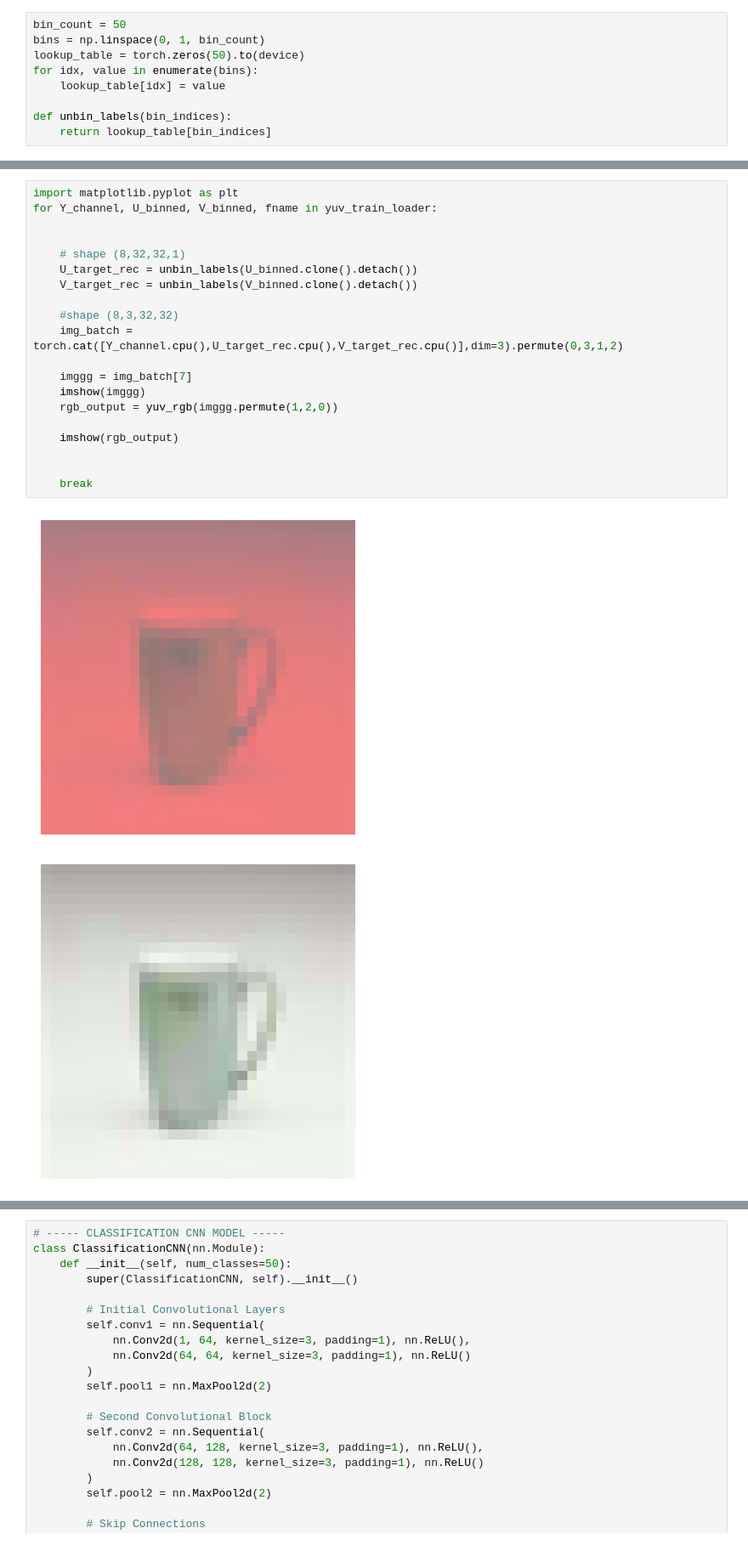
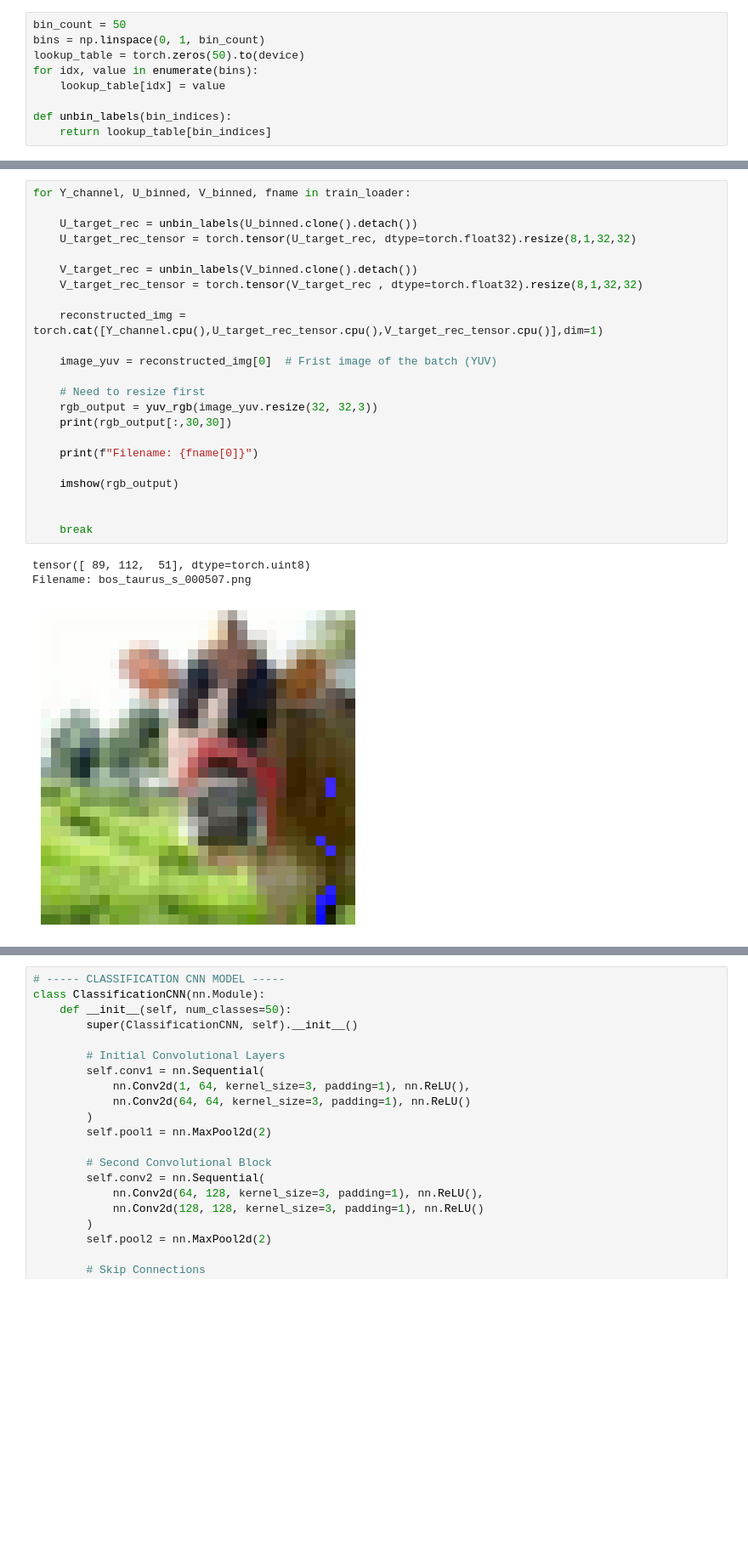
Before and after one commit to mihribanyvs/Colorization, a Jupyter notebook: classification.ipynb, the cells around one changed output, grey strips where cells are left out. Shown at 85% size. Drawn from its saved outputs; the diff is of its cells as text; blank space fills up the shorter version.

```diff
--- a/classification.ipynb
+++ b/classification.ipynb
@@ -86,23 +87,27 @@ yuv_train_loader = DataLoader(yuv_dataset, batch_size=8, shuffle = False)
-# %%
-import matplotlib.pyplot as plt
-for Y_channel, U_binned, V_binned, fname in yuv_train_loader:
-
-
-    # shape (8,32,32,1)
-    U_target_rec = unbin_labels(U_binned.clone().detach())
-    V_target_rec = unbin_labels(V_binned.clone().detach())
-
-    #shape (8,3,32,32)
-    img_batch = torch.cat([Y_channel.cpu(),U_target_rec.cpu(),V_target_rec.cpu()],dim=3).permute(0,3,1,2)
-
-    imggg = img_batch[7]
-    imshow(imggg)
-    rgb_output = yuv_rgb(imggg.permute(1,2,0))
-
-    imshow(rgb_output)
-
-
-    break
-# %% [output]
-[figure, removed]
-[figure, removed]
+# %%
+for Y_channel, U_binned, V_binned, fname in train_loader:
+
+    U_target_rec = unbin_labels(U_binned.clone().detach())
+    U_target_rec_tensor = torch.tensor(U_target_rec, dtype=torch.float32).resize(8,1,32,32)
+
+    V_target_rec = unbin_labels(V_binned.clone().detach())
+    V_target_rec_tensor = torch.tensor(V_target_rec , dtype=torch.float32).resize(8,1,32,32)
+
+    reconstructed_img = torch.cat([Y_channel.cpu(),U_target_rec_tensor.cpu(),V_target_rec_tensor.cpu()],dim=1)
+
+    image_yuv = reconstructed_img[0]  # Frist image of the batch (YUV)
+
+    # Need to resize first
+    rgb_output = yuv_rgb(image_yuv.resize(32, 32,3))
+    print(rgb_output[:,30,30])
+
+    print(f"Filename: {fname[0]}")
+
+    imshow(rgb_output)
+
+
+    break
+# %% [output]
+tensor([ 89, 112,  51], dtype=torch.uint8)
+Filename: bos_taurus_s_000507.png
+[figure, added]
```
Also changed, not shown: parts of 12 cells of this notebook, 3 other files.
